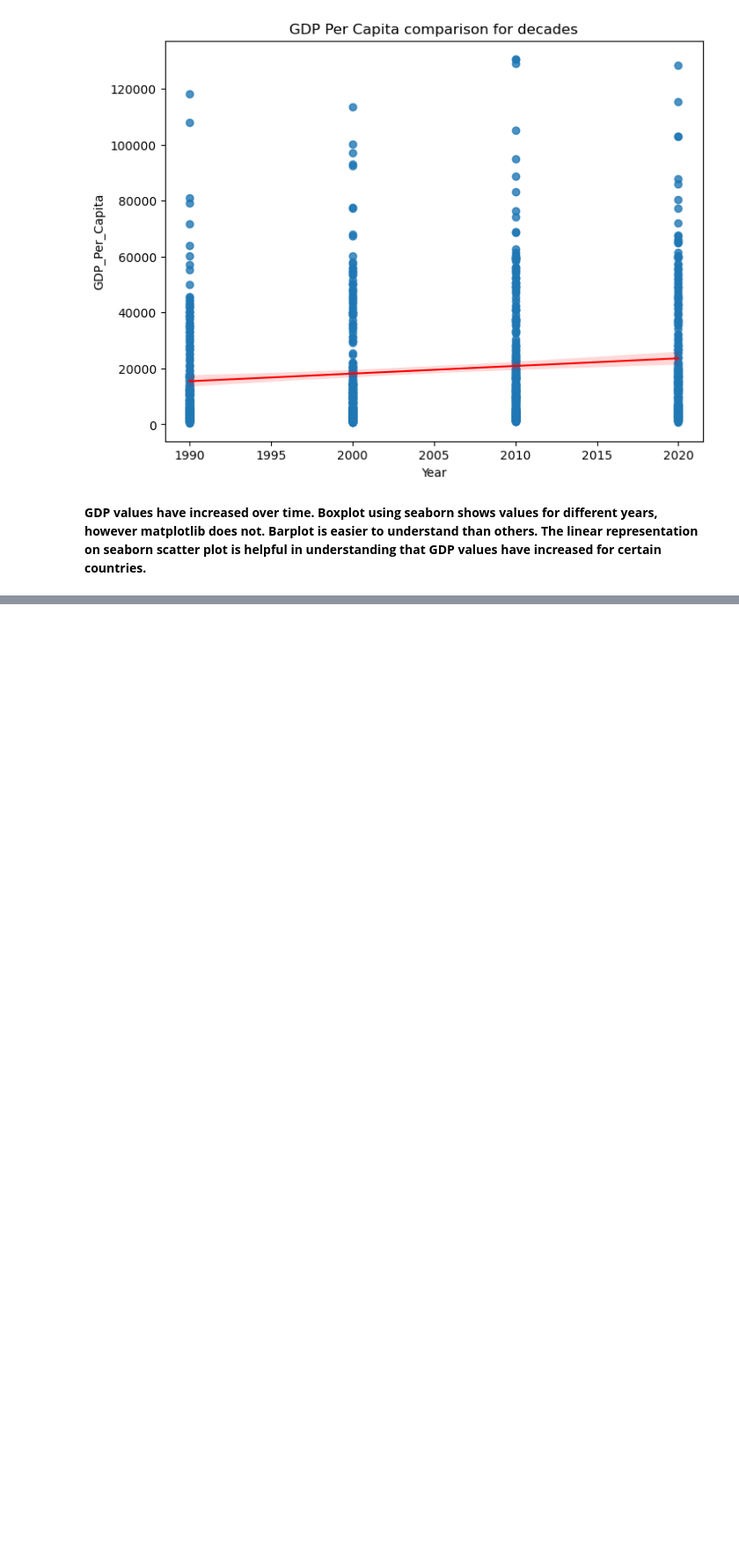
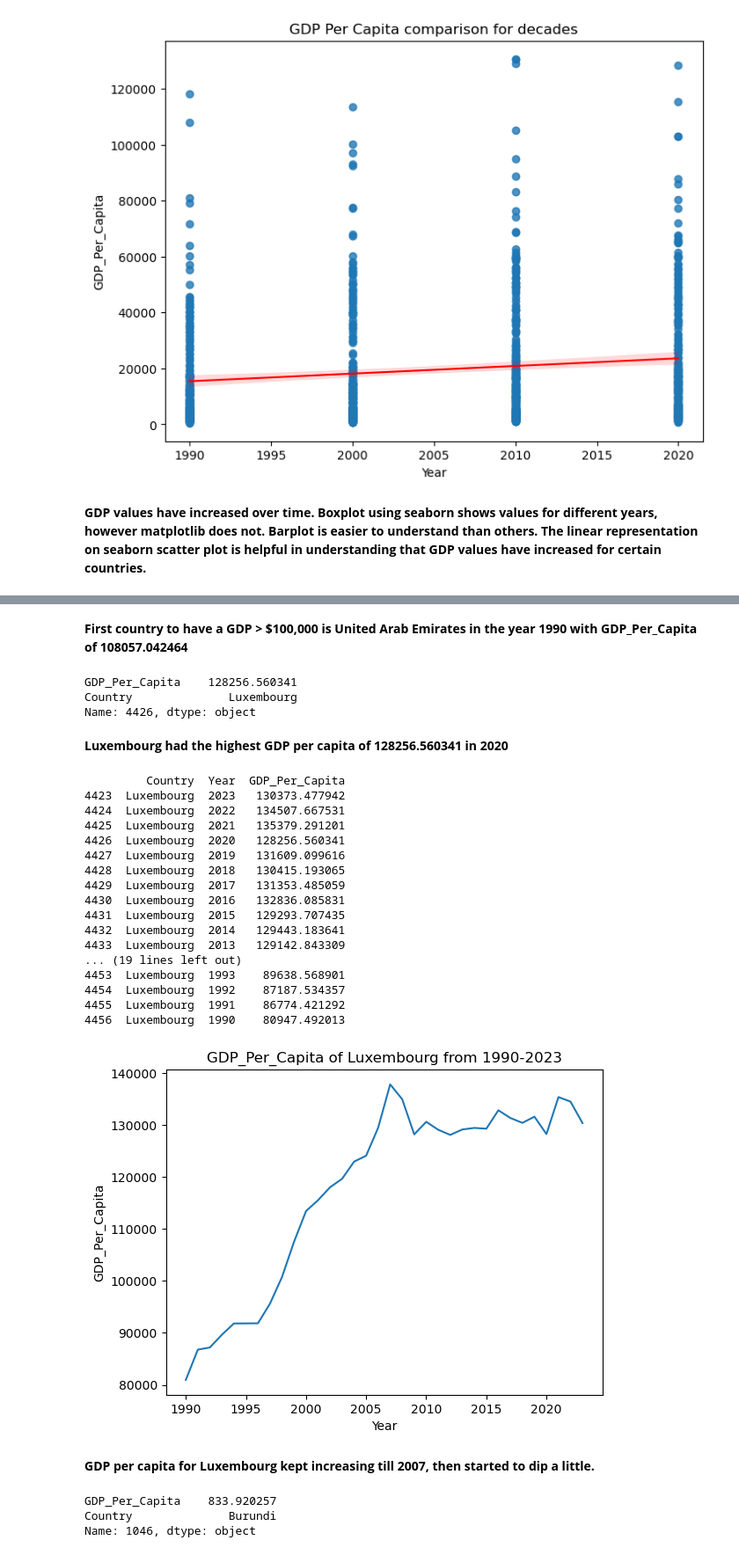
Before and after one commit to NSS-Data-Analytics-Cohort-16/da16-python-gdp-and-internet-use-analysis-janvimehendale, a Jupyter notebook: notebooks/gdp_internetuse.ipynb, the cells around one changed output, grey strips where cells are left out. Shown at 88% size. Cells and saved outputs as stored; diff of their text form; code cells hidden in the pictures; blank space fills up the shorter version.

```diff
--- a/notebooks/gdp_internetuse.ipynb
+++ b/notebooks/gdp_internetuse.ipynb
@@ -407,0 +445,52 @@ The linear representation on seaborn scatter plot is helpful in understanding th
+# %% [markdown]
+**First country to have a GDP > $100,000 is United Arab Emirates in the year 1990 with GDP_Per_Capita of 108057.042464**
+# %%
+# 12a. Which country had the highest GDP per capita in 2020?
+#gdp_2020_highest = gdp_2020.sort_values(["GDP_Per_Capita"], ascending = [False])
+gdp_2020_highest = gdp_2020.loc[gdp_2020["GDP_Per_Capita"].idxmax(), ["GDP_Per_Capita", "Country"]]
+print(gdp_2020_highest)
+# %% [output]
+GDP_Per_Capita    128256.560341
+Country              Luxembourg
+Name: 4426, dtype: object
+# %% [markdown]
+**Luxembourg had the highest GDP per capita of 128256.560341 in 2020**
+# %%
+# 12b. Create a plot showing how this country's GDP per capita has changed over the timespan of the dataset.
+gdp_Luxembourg = gdp_df_new[gdp_df_new["Country"]=="Luxembourg"]
+print(gdp_Luxembourg)
+
+plt.plot(gdp_Luxembourg["Year"], gdp_Luxembourg["GDP_Per_Capita"])
+plt.xlabel("Year")
+plt.ylabel("GDP_Per_Capita")
+plt.title("GDP_Per_Capita of Luxembourg from 1990-2023")
+plt.show()
+# %% [output]
+         Country  Year  GDP_Per_Capita
+4423  Luxembourg  2023   130373.477942
+4424  Luxembourg  2022   134507.667531
+4425  Luxembourg  2021   135379.291201
+4426  Luxembourg  2020   128256.560341
+4427  Luxembourg  2019   131609.099616
+4428  Luxembourg  2018   130415.193065
+4429  Luxembourg  2017   131353.485059
+4430  Luxembourg  2016   132836.085831
+4431  Luxembourg  2015   129293.707435
+4432  Luxembourg  2014   129443.183641
+4433  Luxembourg  2013   129142.843309
+... (19 lines left out)
+4453  Luxembourg  1993    89638.568901
+4454  Luxembourg  1992    87187.534357
+4455  Luxembourg  1991    86774.421292
+4456  Luxembourg  1990    80947.492013
+[figure, added]
+# %% [markdown]
+**GDP per capita for Luxembourg kept increasing till 2007, then started to dip a little.**
+# %%
+# 13a. Which country had the lowest GDP per capita in 2020?
+gdp_2020_lowest = gdp_2020.loc[gdp_2020["GDP_Per_Capita"].idxmin(),["GDP_Per_Capita", "Country"]]
+print(gdp_2020_lowest)
+# %% [output]
+GDP_Per_Capita    833.920257
+Country              Burundi
+Name: 1046, dtype: object
```
Also changed, not shown: parts of 15 cells of this notebook.
